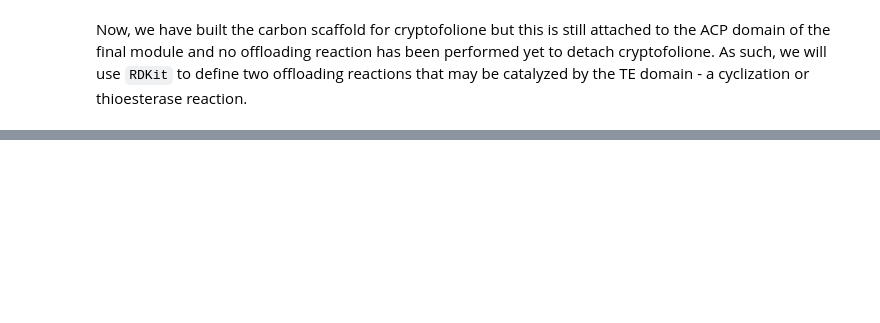
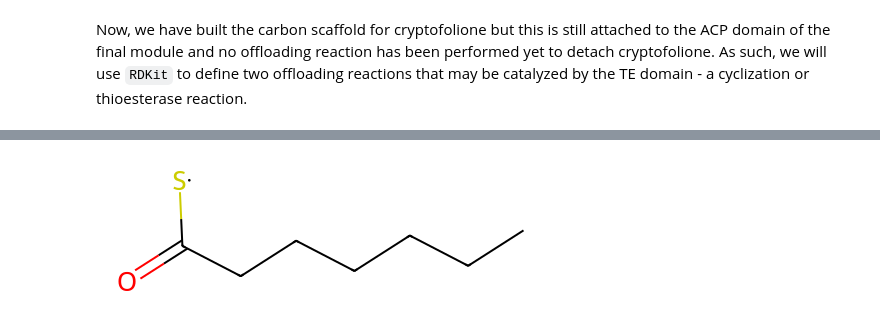
Before and after one commit to yashchainani21/RetroTideV2, a Jupyter notebook: notebooks/nb_01_RetroTide_basics.ipynb, the cells around one changed output, grey strips where cells are left out. Saved outputs shown, nothing was run; the diff lists cells and outputs as text; code cells hidden in the pictures; blank space fills up the shorter version.

```diff
--- a/notebooks/nb_01_RetroTide_basics.ipynb
+++ b/notebooks/nb_01_RetroTide_basics.ipynb
@@ -234,0 +267,36 @@ _pks_release_reaction('cyclization', cryptofolione)
+# %%
+### Loading module with Malonyl-CoA
+AT_domain_with_malonyl_CoA = bcs.AT(active = True, substrate = "Methylmalonyl-CoA")
+
+loading_module = bcs.Module(domains = {bcs.AT: AT_domain_with_malonyl_CoA},
+                            loading = True)
+
+### First extension module with DH, ER, and KR domains
+AT_domain_mod1 = bcs.AT(active = True, substrate = "Malonyl-CoA") # Malonyl-CoA is used as an extension unit
+KR_domain_mod1 = bcs.KR(active = True, type = "B")
+DH_domain_mod1 = bcs.DH(active = True)
+ER_domain_mod1 = bcs.ER(active = True)
+
+module1 = bcs.Module(domains = {bcs.AT: AT_domain_mod1,
+                                bcs.KR: KR_domain_mod1,
+                                bcs.DH: DH_domain_mod1,
+                                bcs.ER: ER_domain_mod1}, loading = False)
+
+### Second extension module with DH, ER, and KR domains
+AT_domain_mod2 = bcs.AT(active = True, substrate = "Malonyl-CoA") # Malonyl-CoA is used as an extension unit
+KR_domain_mod2 = bcs.KR(active = True, type = "B")
+DH_domain_mod2 = bcs.DH(active = True)
+ER_domain_mod2 = bcs.ER(active = True)
+
+module2 = bcs.Module(domains = {bcs.AT: AT_domain_mod2,
+                                bcs.KR: KR_domain_mod2,
+                                bcs.DH: DH_domain_mod2,
+                                bcs.ER: ER_domain_mod2}, loading = False)
+# %%
+cluster = bcs.Cluster(modules = [loading_module,
+                                 module1,
+                                 module2])
+
+cluster.computeProduct(structureDB)
+# %% [output]
+[figure, added]
```
Also changed, not shown: parts of 24 cells of this notebook.
